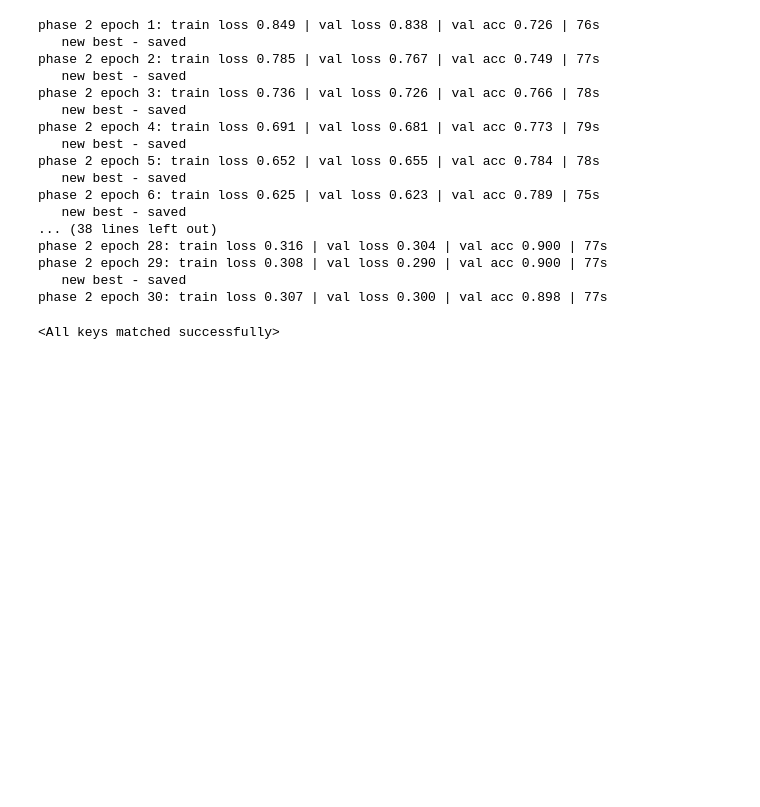
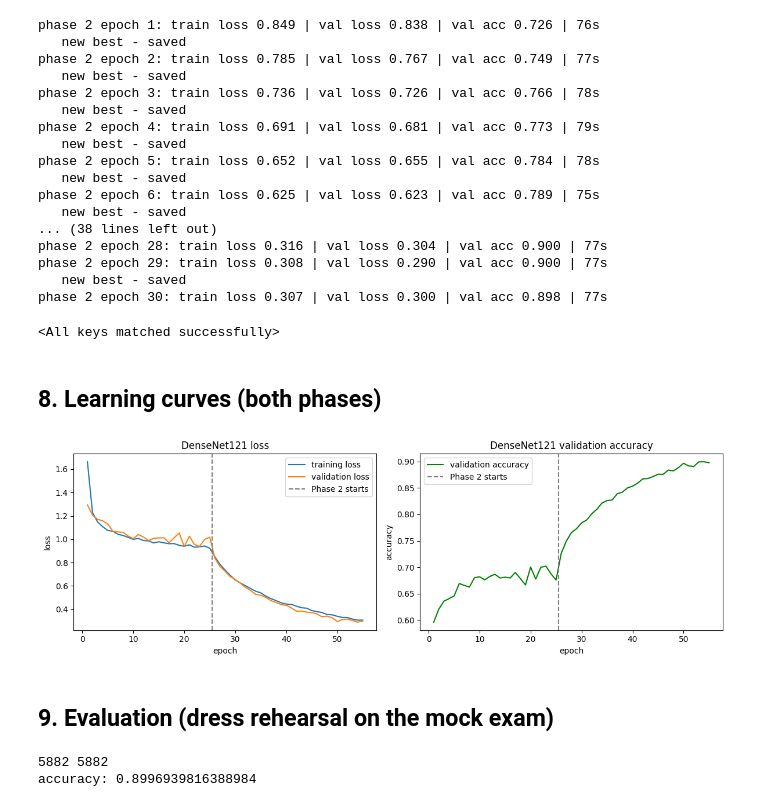
Before and after one commit to AaqibAR/DL_GroupProject, a Jupyter notebook: notebooks/densenet121_rahman.ipynb, the cells around one changed output. Saved outputs shown, nothing was run; the diff lists cells and outputs as text; code cells hidden in the pictures; blank space fills up the shorter version.

Commit message:
Add DenseNet121 evaluation dress rehearsal on validation: macro metrics, weakest classes, confusion matrix

```diff
--- a/notebooks/densenet121_rahman.ipynb
+++ b/notebooks/densenet121_rahman.ipynb
@@ -343,3 +343,53 @@ phase 2 epoch 29: train loss 0.308 | val loss 0.290 | val acc 0.900 | 77s
    new best - saved
 phase 2 epoch 30: train loss 0.307 | val loss 0.300 | val acc 0.898 | 77s
 <All keys matched successfully>
+# %% [markdown]
+## 8. Learning curves (both phases)
+# %%
+import pandas as pd
+import matplotlib.pyplot as plt
+
+h = pd.read_csv("/content/drive/MyDrive/densenet121_history.csv")
+
+fig, (ax1, ax2) = plt.subplots(1, 2, figsize=(12, 4))
+
+ax1.plot(h["epoch"], h["train_loss"], label="training loss")
+ax1.plot(h["epoch"], h["val_loss"], label="validation loss")
+ax1.set_xlabel("epoch")
+ax1.set_ylabel("loss")
+ax1.set_title("DenseNet121 loss")
+
+ax2.plot(h["epoch"], h["val_acc"], label="validation accuracy", color="green")
+ax2.set_xlabel("epoch")
+ax2.set_ylabel("accuracy")
+ax2.set_title("DenseNet121 validation accuracy")
+
+for ax in (ax1, ax2):
+    ax.axvline(25.5, linestyle="--", color="gray", label="Phase 2 starts")
+    ax.legend()
+
+plt.tight_layout()
+plt.savefig("/content/drive/MyDrive/densenet121_learning_curves.png", dpi=150)
+plt.show()
+# %% [output]
+[figure, added]
+# %% [markdown]
+## 9. Evaluation (dress rehearsal on the mock exam)
+# %%
+def get_predictions(loader):
+    model.eval()
+    all_guesses, all_answers = [], []
+    with torch.no_grad():
+        for images, labels in loader:
+            images = normalize(images.to(device))
+            guesses = model(images).argmax(dim=1)
+            all_guesses.append(guesses.cpu())
+            all_answers.append(labels)
+    return torch.cat(all_guesses).numpy(), torch.cat(all_answers).numpy()
+
+val_guesses, val_answers = get_predictions(val_loader)
+print(len(val_guesses), len(val_answers))
+print("accuracy:", (val_guesses == val_answers).mean())
+# %% [output]
+5882 5882
+accuracy: 0.8996939816388984
```
Also changed, not shown: parts of 8 cells of this notebook.
